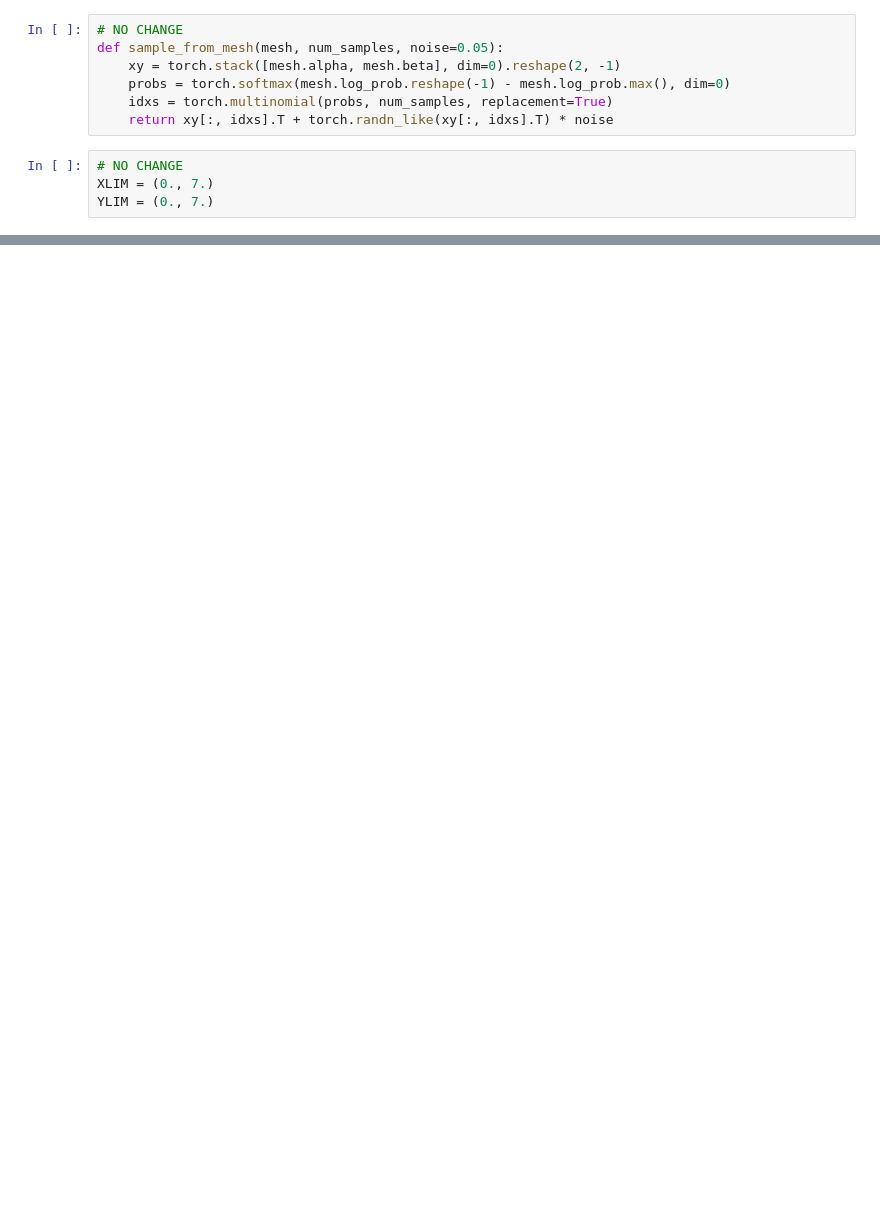
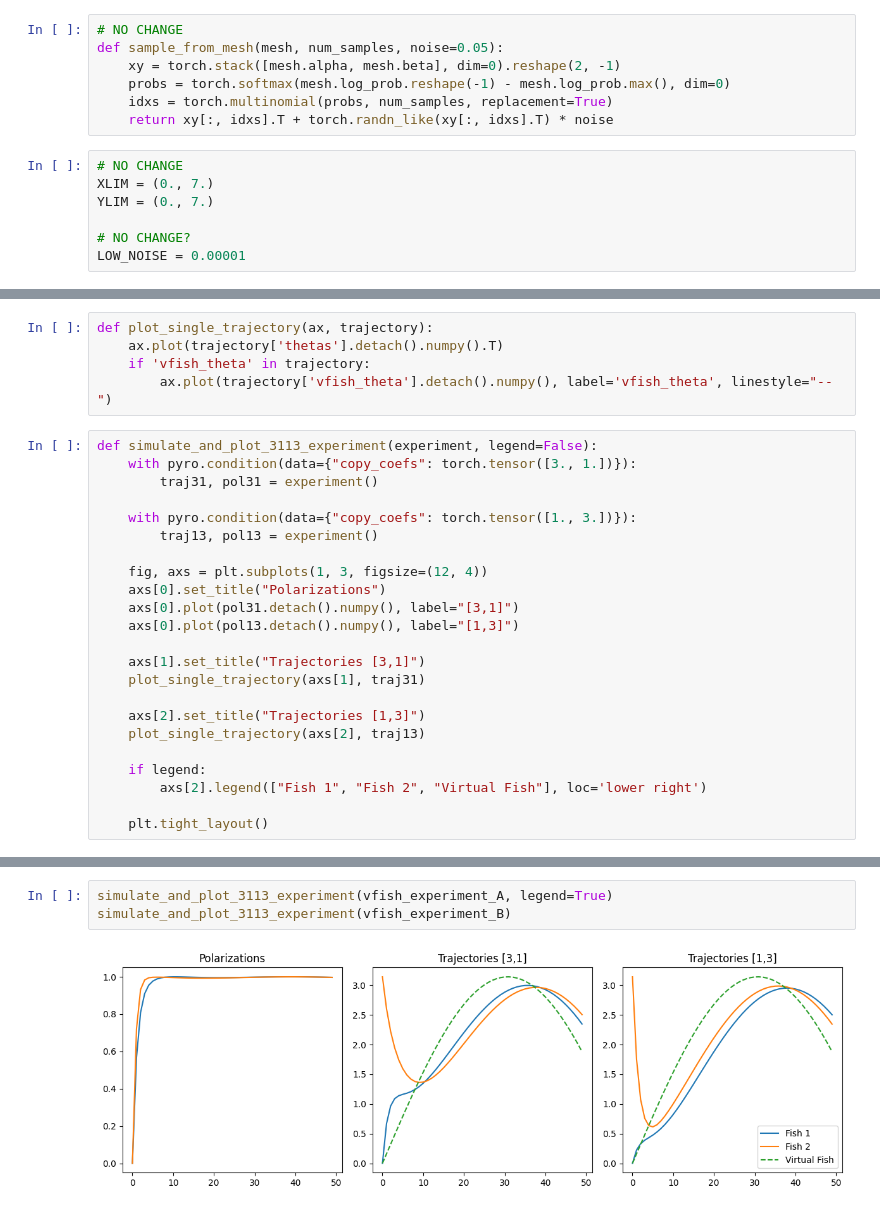
Before and after one commit to BasisResearch/chirho_diffeqpy, a Jupyter notebook: scratch/andys_notebook.ipynb, the cells around one changed output, grey strips where cells are left out. Cells and saved outputs as stored; diff of their text form; blank space fills up the shorter version.

Commit message:
finishes draft of experimental design part of notebook.

```diff
--- a/scratch/andys_notebook.ipynb
+++ b/scratch/andys_notebook.ipynb
@@ -199,3 +207,6 @@ def sample_from_mesh(mesh, num_samples, noise=0.05):
 # NO CHANGE
 XLIM = (0., 7.)
 YLIM = (0., 7.)
+
+# NO CHANGE?
+LOW_NOISE = 0.00001
@@ -201,0 +259,28 @@ YLIM = (0., 7.)
+# %%
+def plot_single_trajectory(ax, trajectory):
+    ax.plot(trajectory['thetas'].detach().numpy().T)
+    if 'vfish_theta' in trajectory:
+        ax.plot(trajectory['vfish_theta'].detach().numpy(), label='vfish_theta', linestyle="--")
+# %%
+def simulate_and_plot_3113_experiment(experiment, legend=False):
+    with pyro.condition(data={"copy_coefs": torch.tensor([3., 1.])}):
+        traj31, pol31 = experiment()
+
+    with pyro.condition(data={"copy_coefs": torch.tensor([1., 3.])}):
+        traj13, pol13 = experiment()
+
+    fig, axs = plt.subplots(1, 3, figsize=(12, 4))
+    axs[0].set_title("Polarizations")
+    axs[0].plot(pol31.detach().numpy(), label="[3,1]")
+    axs[0].plot(pol13.detach().numpy(), label="[1,3]")
+
+    axs[1].set_title("Trajectories [3,1]")
+    plot_single_trajectory(axs[1], traj31)
+
+    axs[2].set_title("Trajectories [1,3]")
+    plot_single_trajectory(axs[2], traj13)
+
+    if legend:
+        axs[2].legend(["Fish 1", "Fish 2", "Virtual Fish"], loc='lower right')
+
+    plt.tight_layout()
@@ -201,0 +290,5 @@ YLIM = (0., 7.)
+# %%
+simulate_and_plot_3113_experiment(vfish_experiment_A, legend=True)
+simulate_and_plot_3113_experiment(vfish_experiment_B)
+# %% [output]
+[figure, added]
```
Also changed, not shown: parts of 50 cells of this notebook, 1 other file.
